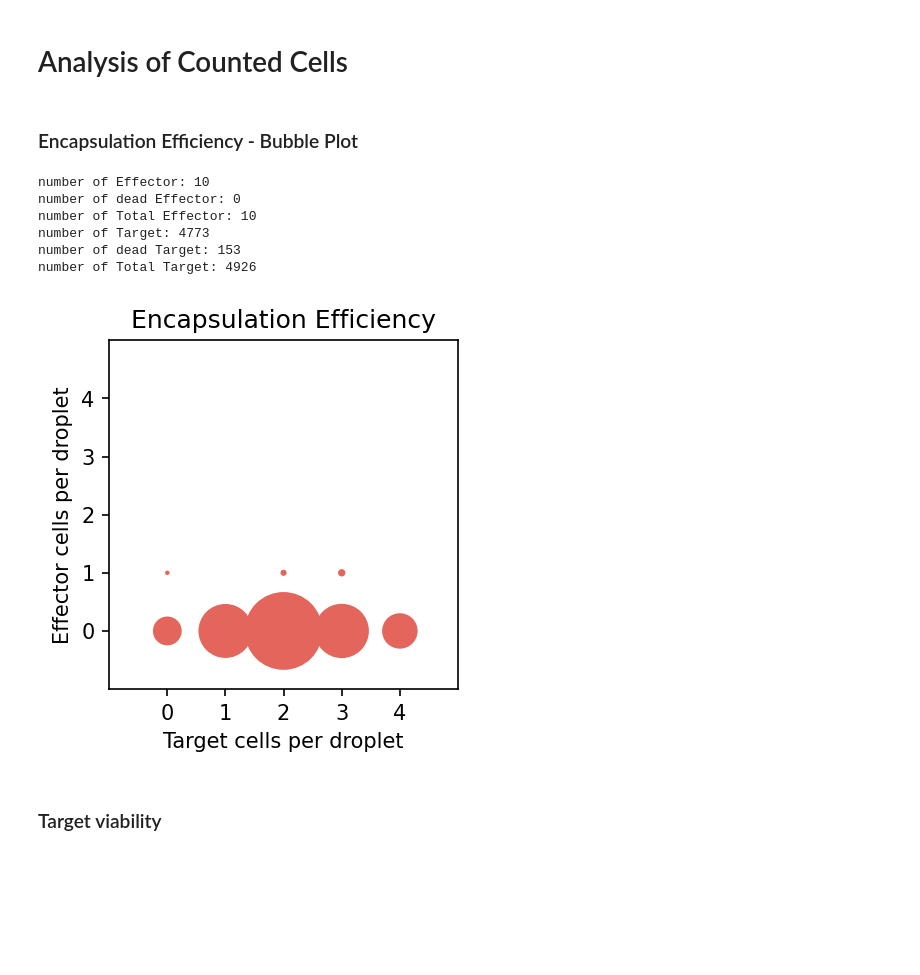
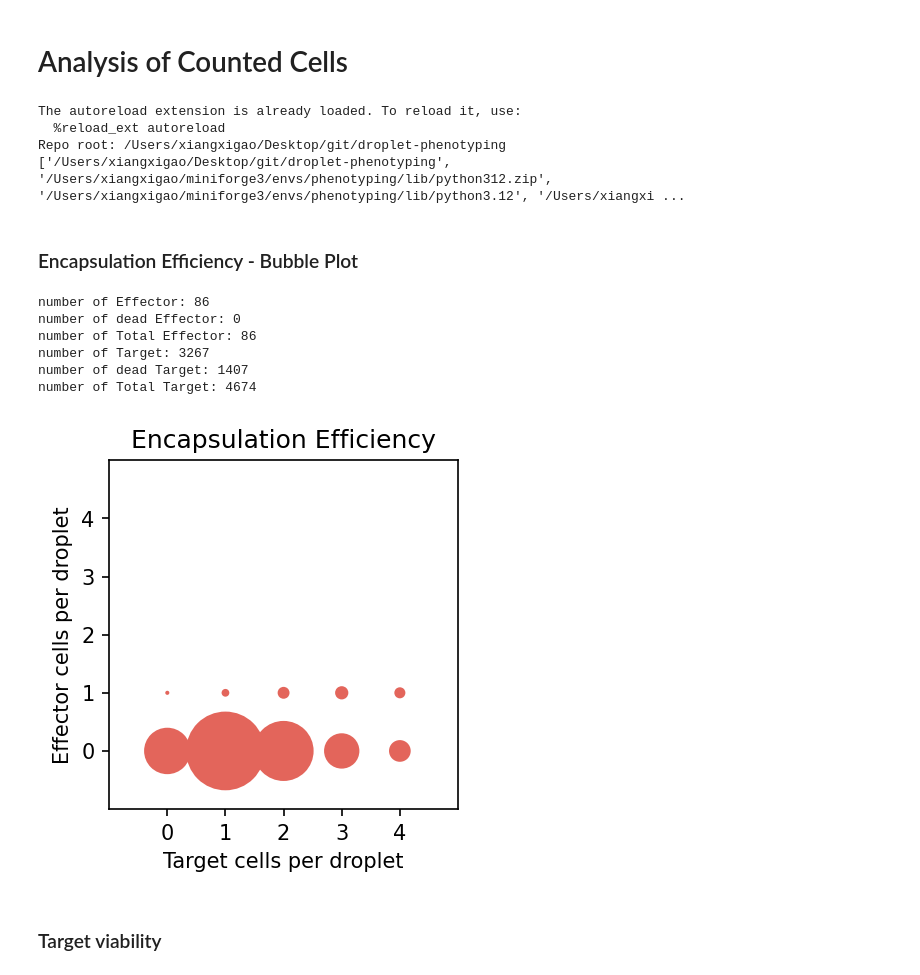
Before and after one commit to xgao32/droplet-phenotyping, a Jupyter notebook: Experiments/TECH_XG_009/full_analysis_clean.ipynb, the cells around one changed output. Cells and saved outputs as stored; diff of their text form; code cells hidden in the pictures; blank space fills up the shorter version.

```diff
--- a/Experiments/TECH_XG_009/full_analysis_clean.ipynb
+++ b/Experiments/TECH_XG_009/full_analysis_clean.ipynb
@@ -3,38 +3,69 @@
 # %%
 %load_ext autoreload
 %autoreload 2
+
+import sys
+from pathlib import Path
+
+# find the repository root
+candidates = [
+    Path.cwd(),
+    Path.cwd().parent,
+    Path.cwd().parent.parent,
+]
+
+repo_root = None
+for p in candidates:
+    if (p / "Analysis").exists() and (p / "Tools").exists():
+        repo_root = p
+        break
+
+if repo_root is None:
+    raise FileNotFoundError("Could not find repository root containing Analysis/ and Tools/")
+
+if str(repo_root) not in sys.path:
+    sys.path.insert(0, str(repo_root))
+
+print("Repo root:", repo_root)
+print(sys.path[:5])
+
 
 import matplotlib.pyplot as plt
 from Analysis.utilities import get_bubble, prepare_data
 from Tools.leica_tools import RawLoader
 from Tools.sample_tools import Sample
+# %% [output]
+The autoreload extension is already loaded. To reload it, use:
+  %reload_ext autoreload
+Repo root: /Users/xiangxigao/Desktop/git/droplet-phenotyping
+['/Users/xiangxigao/Desktop/git/droplet-phenotyping', '/Users/xiangxigao/miniforge3/envs/phenotyping/lib/python312.zip', '/Users/xiangxigao/miniforge3/envs/phenotyping/lib/python3.12', '/Users/xiangxi ...
 # %% [markdown]
 ### Encapsulation Efficiency - Bubble Plot
 # %%
-expID = "TECH_XG_006"
+expID = "TECH_XG_009"
 droplet_df = prepare_data(RawLoader(expID).get_droplet_df(), 'cell_count_v3')
 
 data = droplet_df.query('outlier == False and frameID == 0').copy() #outlier == False
 cols = ['Effector', 'dead_Effector', 'Total_Effector',
         'Target', 'dead_Target', 'Total_Target']
 
 for col in cols:
     print(f'number of {col.replace("_", " ")}: {sum(data[col])}')
 
 fig, (ax) = plt.subplots(1, 1, figsize=(3, 5), dpi=150)
 ax, matrix = get_bubble(data, ax, factor=30)
 ax.set_aspect('equal')
 ax.set_title("Encapsulation Efficiency")
 plt.tight_layout()
 plt.show()
 # %% [output]
-number of Effector: 10
+number of Effector: 86
 number of dead Effector: 0
-number of Total Effector: 10
-number of Target: 4773
-number of dead Target: 153
-number of Total Target: 4926
+number of Total Effector: 86
+number of Target: 3267
+number of dead Target: 1407
+number of Total Target: 4674
-[figure, old version]
+[figure, new version]
 # %% [markdown]
 ### Target viability
 # %%
```
Also changed, not shown: parts of 1 cell of this notebook, 8 other files.
